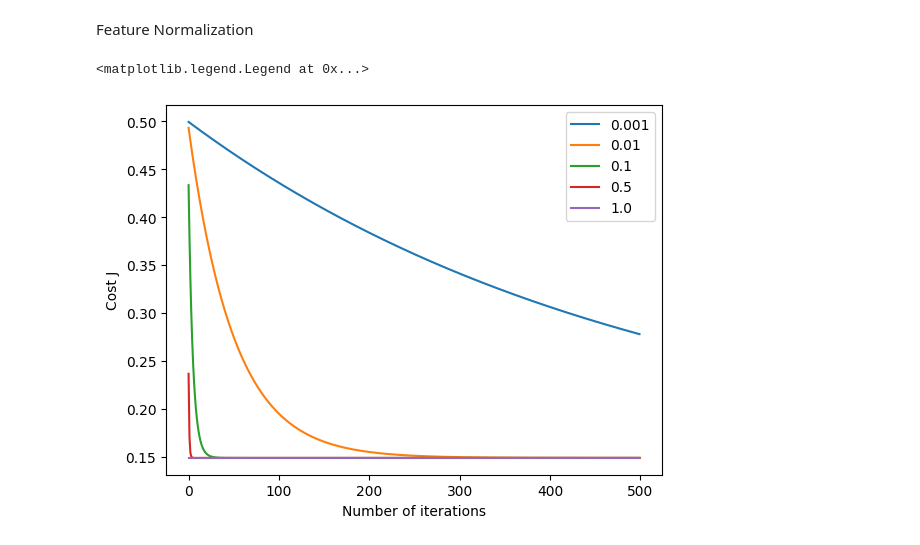
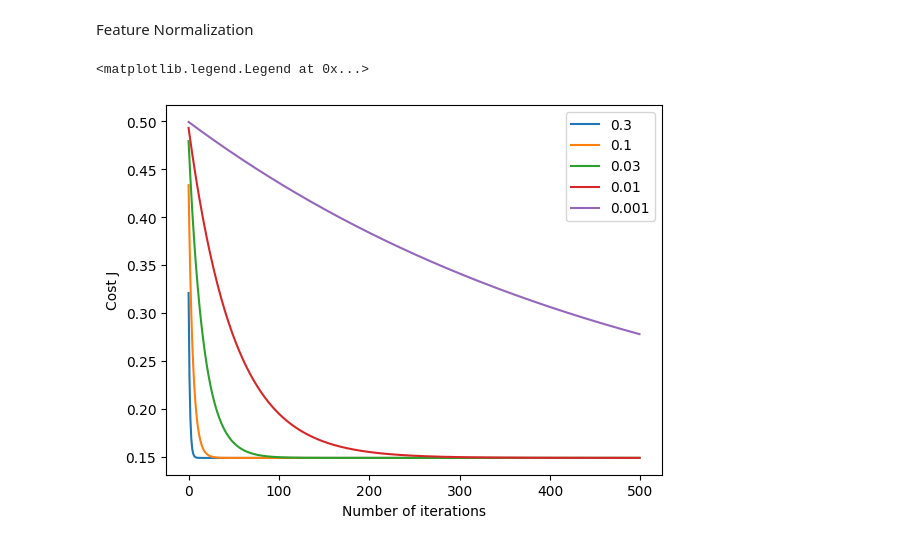
Before and after one commit to ibrahimmansur4/Linear_Regression_Assignment, a Jupyter notebook: ex2P1.ipynb, the cells around one changed output. Cells and saved outputs as stored; diff of their text form; code cells hidden in the pictures.

```diff
--- a/ex2P1.ipynb
+++ b/ex2P1.ipynb
@@ -238,32 +238,32 @@ def  featureNormalize(X):
 
   return X_norm, mu, sigma
 
 X, mu, sigma = featureNormalize(X)
 Y, mu, sigma = featureNormalize(Y)
 
 X = np.stack([np.ones(m), X], axis=1)
 
 # CHANGE THE VALUES of ALPHAS, 5 VALUES OF ALPHA
 #PLOT LEARNING RATES FOR FOLLOWING FOR ALPHAS, NO NEED TO CHANGE THE CODE ONLY REQUIRE "gradientDescent" TO BE DEFINED CORRECTLY
 
 
 # some gradient descent settings
 iterations = 500
-alpha = [0.001, 0.01, 0.1, 0.5, 1.0] #--------------ENTER YOUR LEARNING RATES
+alpha = [0.3, 0.1, 0.03, 0.01, 0.001] #--------------ENTER YOUR LEARNING RATES
 costs=[]
 
 for i in range(5):
   theta = np.zeros(2)
   theta, J_history = gradientDescent(X ,Y, theta, alpha[i], iterations)
           # initialize fitting parameters
   costs.append(J_history)
 # Plot the convergence graph
 
 for i in range(5):
   plt.plot(np.arange(len(costs[i])), costs[i], label=str(alpha[i]))
 plt.xlabel('Number of iterations')
 plt.ylabel('Cost J')
 plt.legend()
 # %% [output]
 <matplotlib.legend.Legend at 0x...>
-[figure, old version]
+[figure, new version]
```
Also changed, not shown: parts of 1 cell of this notebook.
